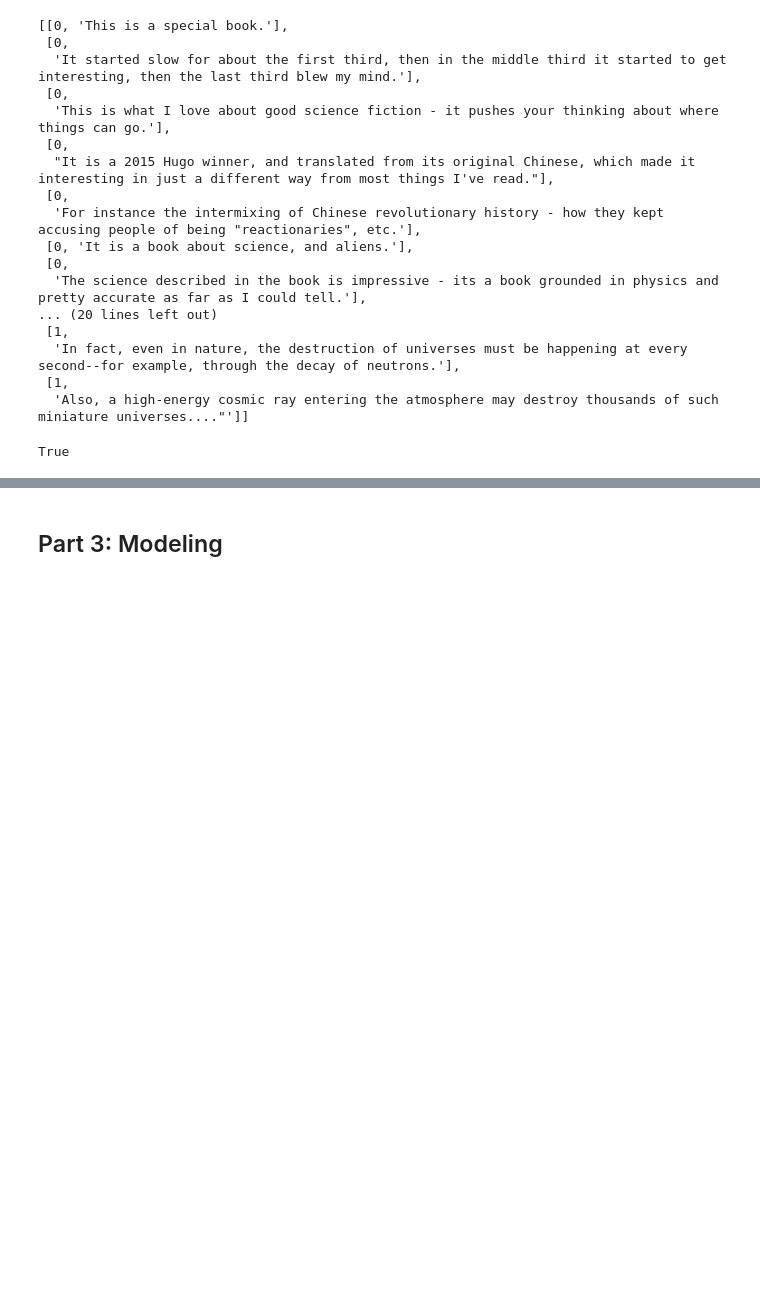
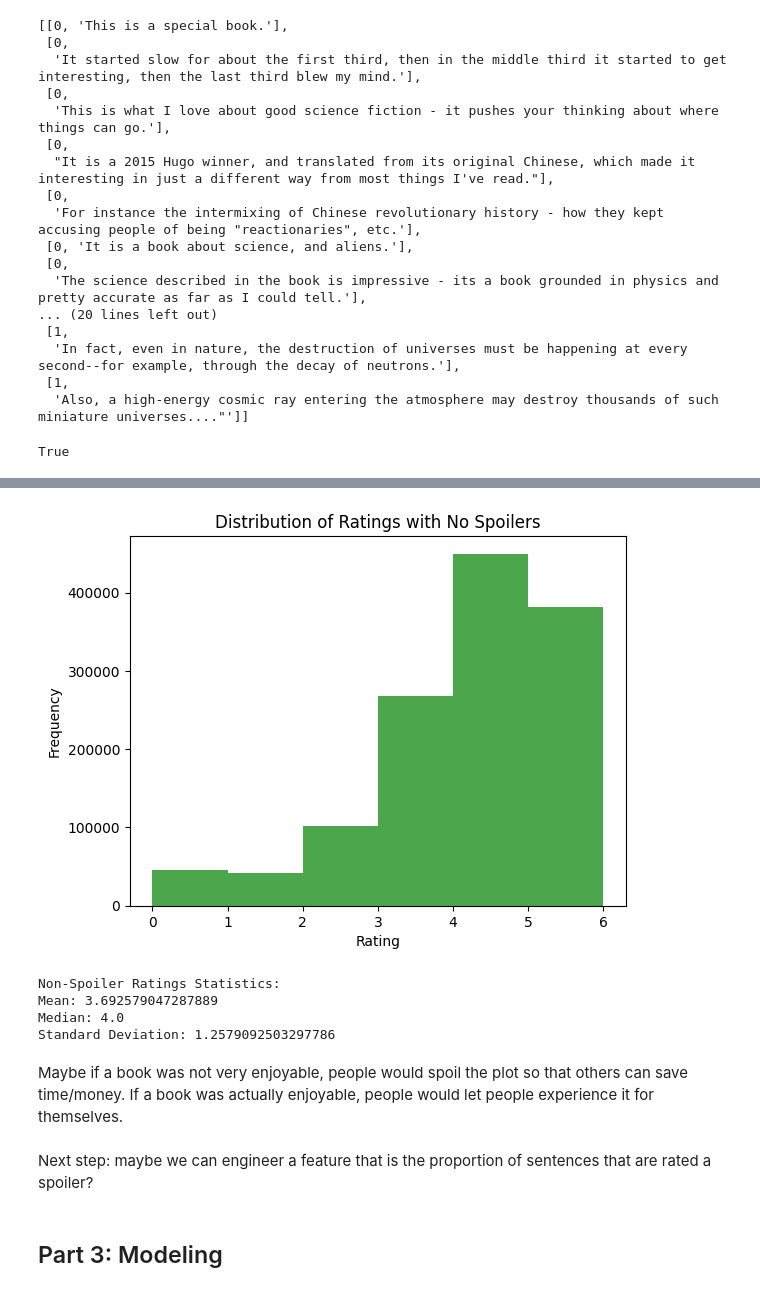
Before and after one commit to jontruong05/cse158-assignment2, a Jupyter notebook: workbook.ipynb, the cells around one changed output, grey strips where cells are left out. Drawn from its saved outputs; the diff is of its cells as text; code cells hidden in the pictures; blank space fills up the shorter version.

```diff
--- a/workbook.ipynb
+++ b/workbook.ipynb
@@ -70,3 +114,28 @@ True
+# %%
+# Distribution of ratings with no spoilers
+no_spoiler_ratings = df[df['has_spoiler'] == False]['rating']
+plt.hist(no_spoiler_ratings, bins=np.arange(0, 7), color='green', alpha=0.7)
+plt.title('Distribution of Ratings with No Spoilers')
+plt.xlabel('Rating')
+plt.ylabel('Frequency')
+plt.show()
+# %% [output]
+[figure, added]
+# %%
+# Some basic statistical information for ratings with no spoilers
+print("Non-Spoiler Ratings Statistics:")
+print(f"Mean: {np.mean(no_spoiler_ratings)}")
+print(f"Median: {np.median(no_spoiler_ratings)}")
+print(f"Standard Deviation: {np.std(no_spoiler_ratings)}")
+# %% [output]
+Non-Spoiler Ratings Statistics:
+Mean: 3.692579047287889
+Median: 4.0
+Standard Deviation: 1.2579092503297786
+# %% [markdown]
+Maybe if a book was not very enjoyable, people would spoil the plot so that others can save time/money. If a book was actually enjoyable, people would let people experience it for themselves.
+# %% [markdown]
+Next step: maybe we can engineer a feature that is the proportion of sentences that are rated a spoiler?
 # %% [markdown]
 ## Part 3: Modeling
 # %% [markdown]
```
Also changed, not shown: parts of 8 cells of this notebook.
